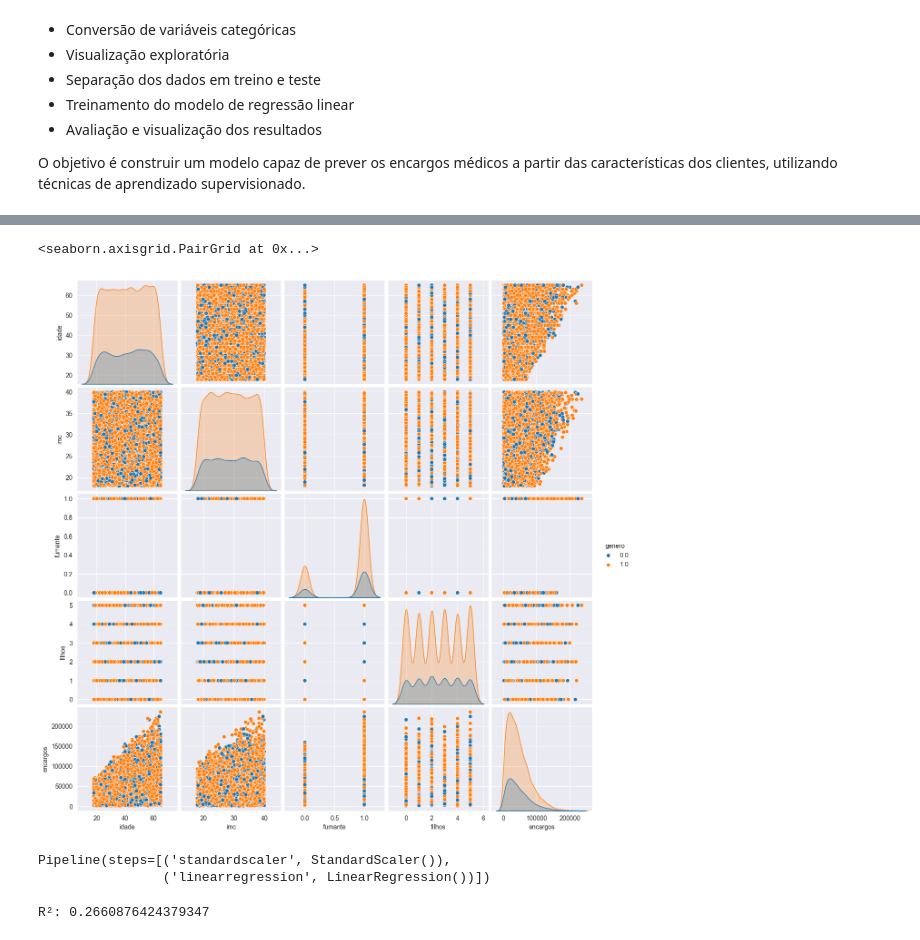
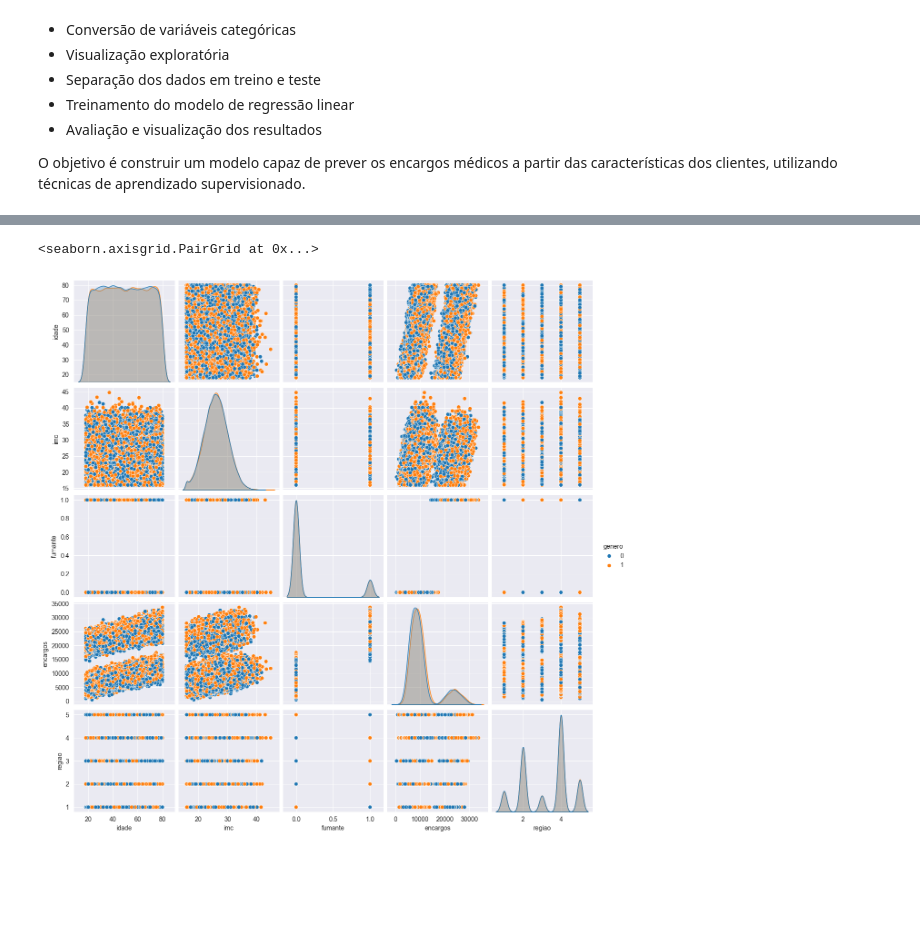
Before and after one commit to daniel-kiluange/pos-tech-challenge-fiap-fase-1-5iadt, a Jupyter notebook: atividade.ipynb, the cells around one changed output, grey strips where cells are left out. Cells and saved outputs as stored; diff of their text form; code cells hidden in the pictures; blank space fills up the shorter version.

Commit message:
add reaul data

```diff
--- a/atividade.ipynb
+++ b/atividade.ipynb
@@ -29,5 +30,3 @@ from sklearn.pipeline import make_pipeline
 # %%
 # Carregando o dataset
-raw_dataset = pd.read_csv('dataset_.csv')
-# Exibindo as primeiras linhas do dataset
-raw_dataset.head()
+raw_dataset = pd.read_csv('seguro_saude_dataset_2.csv')
@@ -63,7 +57,4 @@ dtype: int64
 # %%
 # Substituindo os valores binários de 'genero' e 'fumante' por 0 e 1 e separando a coluna 'regiao' em novas colunas binárias
-num_dataset = raw_dataset.copy()
-num_dataset = pd.get_dummies(num_dataset,prefix='regiao', columns=['regiao'])
-num_dataset['genero'] = num_dataset['genero'].map({'masculino': 0, 'feminino': 1})
-num_dataset['fumante'] = num_dataset['fumante'].map({'não': 0, 'sim': 1})
-num_dataset.head()
+
+num_dataset['regiao'] = (num_dataset['regiao'].map({'norte': 1,'nordeste': 2,'centro-oeste': 3,'sudeste':4,'sul': 5}))
@@ -77,4 +60,0 @@ num_dataset.head()
-# %%
-# Substituindo os valores nulos por medianas para as colunas numéricas
-num_dataset['genero'] = num_dataset['genero'].fillna(num_dataset['genero'].median())
-num_dataset['fumante'] = num_dataset['fumante'].fillna(num_dataset['fumante'].median())
@@ -104,6 +72,7 @@ dtype: int64
 # %%
+import seaborn as sns
 #Exibindo gráficos de dispersão geral do dataset separados por gênero
-sns.pairplot(data=num_dataset, hue='genero', vars=['idade', 'imc', 'fumante', 'filhos','encargos'])
+sns.pairplot(data=num_dataset, hue='genero', vars=['idade', 'imc', 'fumante','encargos','regiao'])
 # %% [output]
 <seaborn.axisgrid.PairGrid at 0x...>
-[figure, old version]
+[figure, new version]
@@ -120,10 +81,0 @@ X_train, X_test, y_train, y_test = train_test_split(X, y, test_size=0.8, random_
-# %%
-pipe.fit(X_train, y_train)
-# %% [output]
-Pipeline(steps=[('standardscaler', StandardScaler()),
-                ('linearregression', LinearRegression())])
-# %%
-y_pred = pipe.predict(X_test)
-print('R²:', r2_score(y_test, y_pred))
-# %% [output]
-R²: 0.2660876424379347
```
Also changed, not shown: parts of 25 cells of this notebook.
